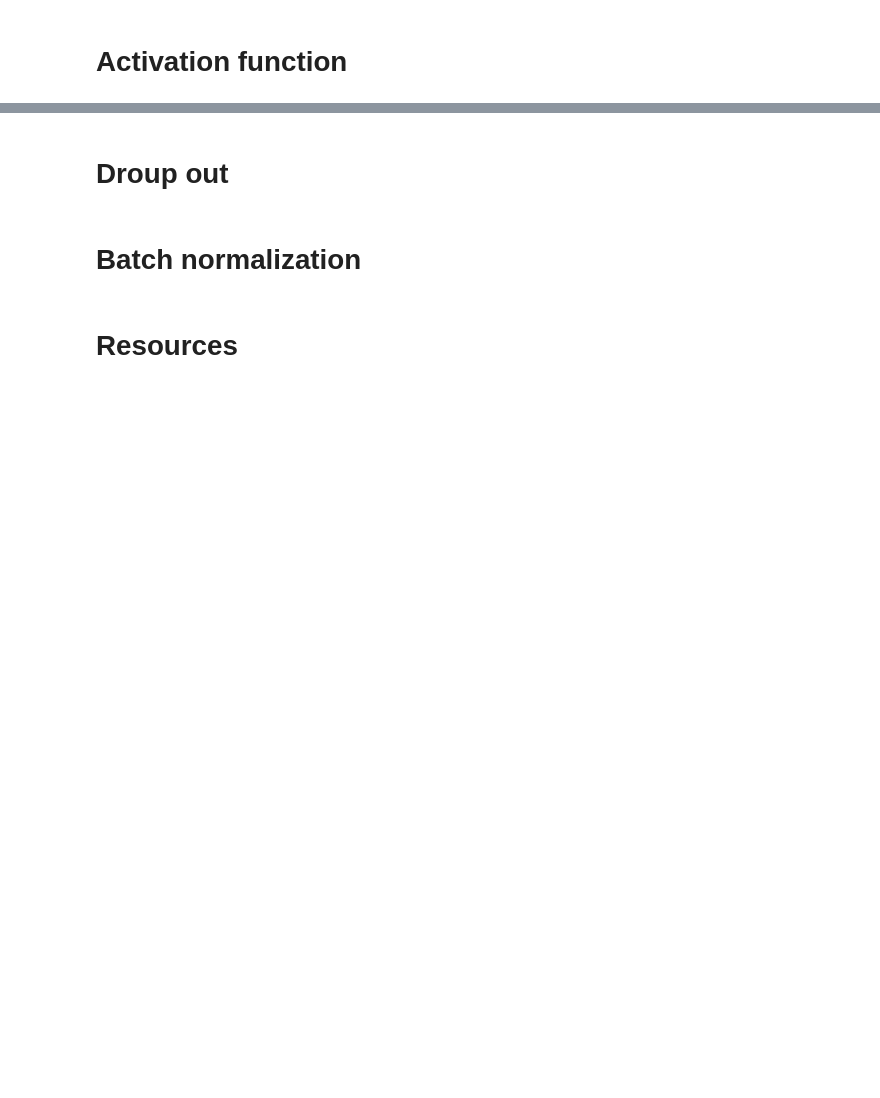
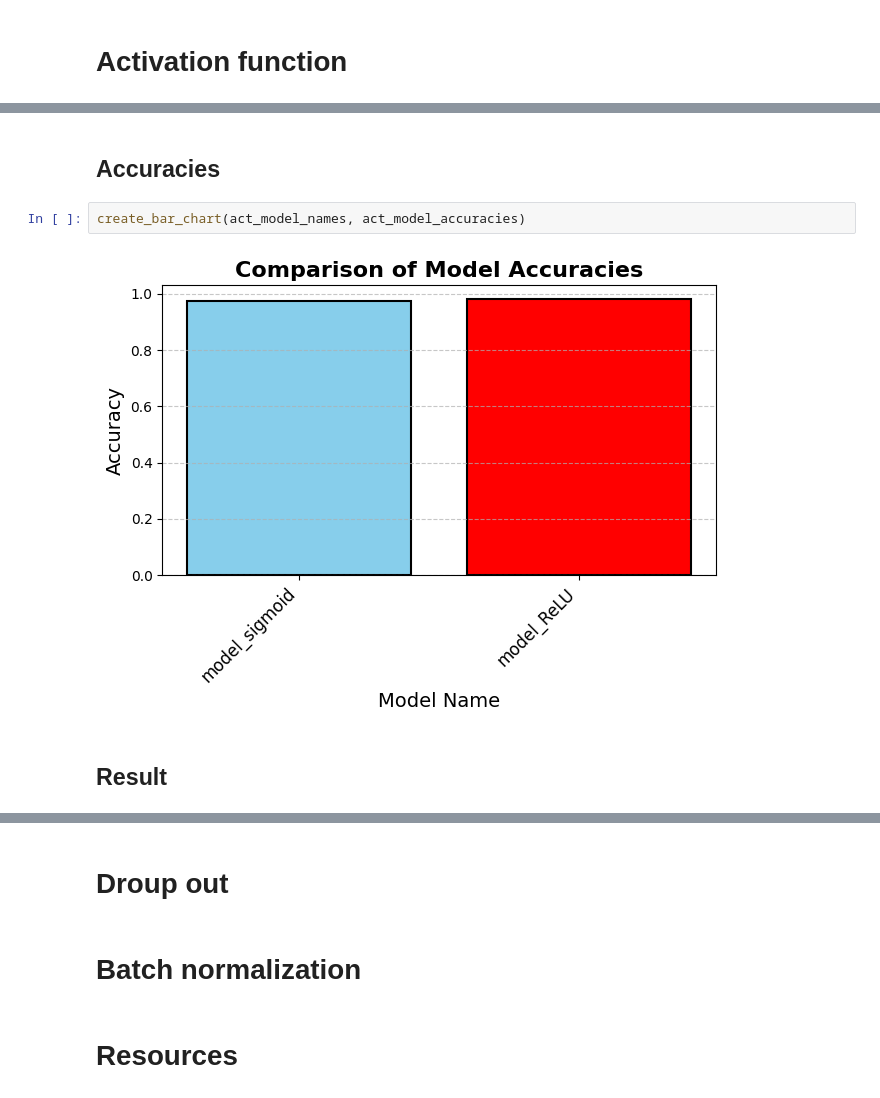
Before and after one commit to MohammadMazrouei/EMNIST, a Jupyter notebook: EMNIST.ipynb, the cells around one changed output, grey strips where cells are left out. Drawn from its saved outputs; the diff is of its cells as text; blank space fills up the shorter version.

```diff
--- a/EMNIST.ipynb
+++ b/EMNIST.ipynb
@@ -971,0 +1097,8 @@ So best number of epochs is 5.
+# %% [markdown]
+## Accuracies
+# %%
+create_bar_chart(act_model_names, act_model_accuracies)
+# %% [output]
+[figure, added]
+# %% [markdown]
+## Result
```
Also changed, not shown: parts of 16 cells of this notebook.
